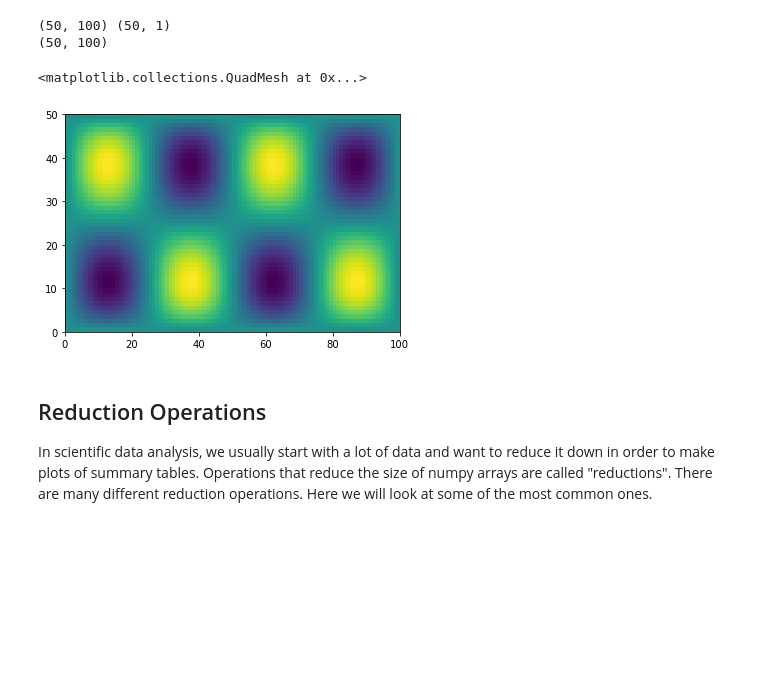
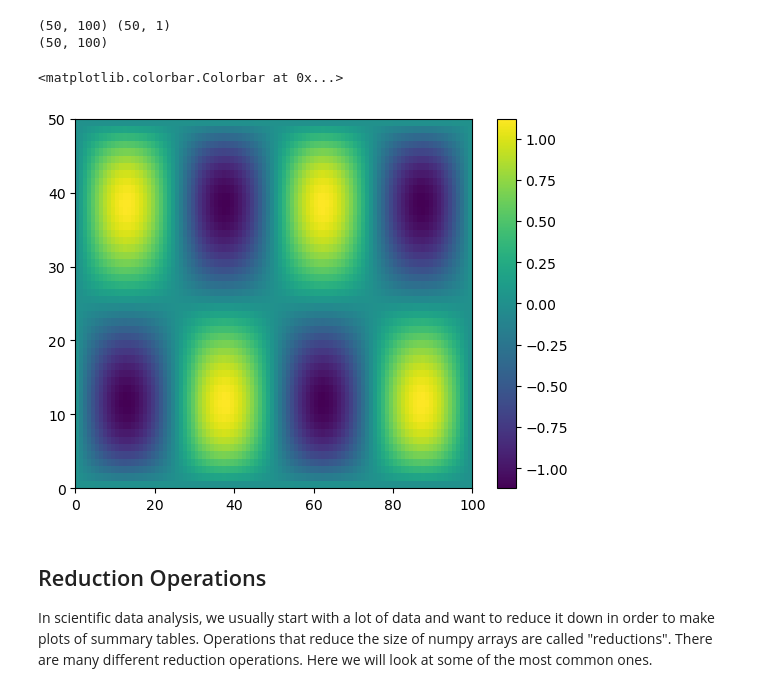
Before and after one commit to yutianwuldeo/GR6901, a Jupyter notebook: week5_numpy_and_matplotlib.ipynb, the cells around one changed output. Drawn from its saved outputs; the diff is of its cells as text; code cells hidden in the pictures; blank space fills up the shorter version.

```diff
--- a/week5_numpy_and_matplotlib.ipynb
+++ b/week5_numpy_and_matplotlib.ipynb
@@ -355,9 +358,10 @@ print(h.shape)
 (50, 100)
 # %%
 plt.pcolormesh(h)
+plt.colorbar()
 # %% [output]
-<matplotlib.collections.QuadMesh at 0x...>
+<matplotlib.colorbar.Colorbar at 0x...>
-[figure, old version]
+[figure, new version]
 # %% [markdown]
 ## Reduction Operations
 
```
Also changed, not shown: parts of 11 cells of this notebook, 2 other files.
